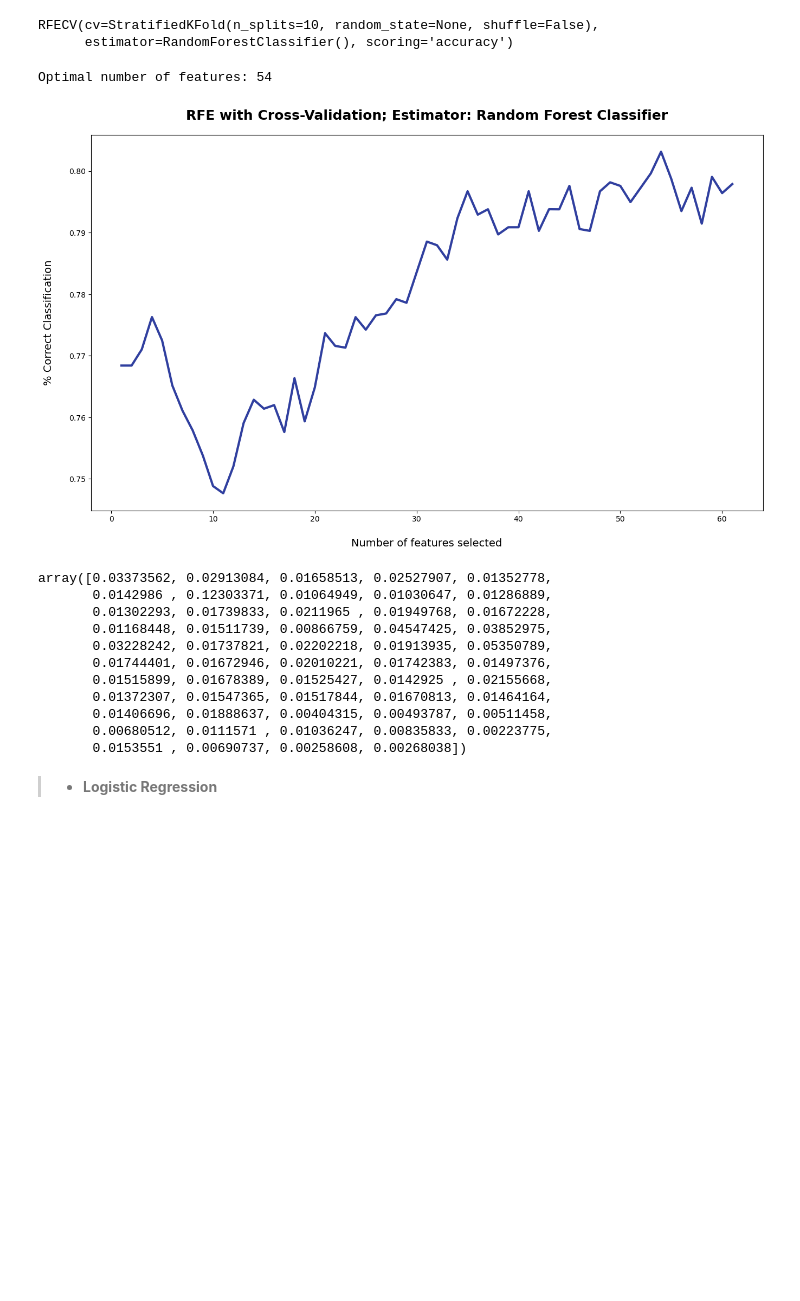
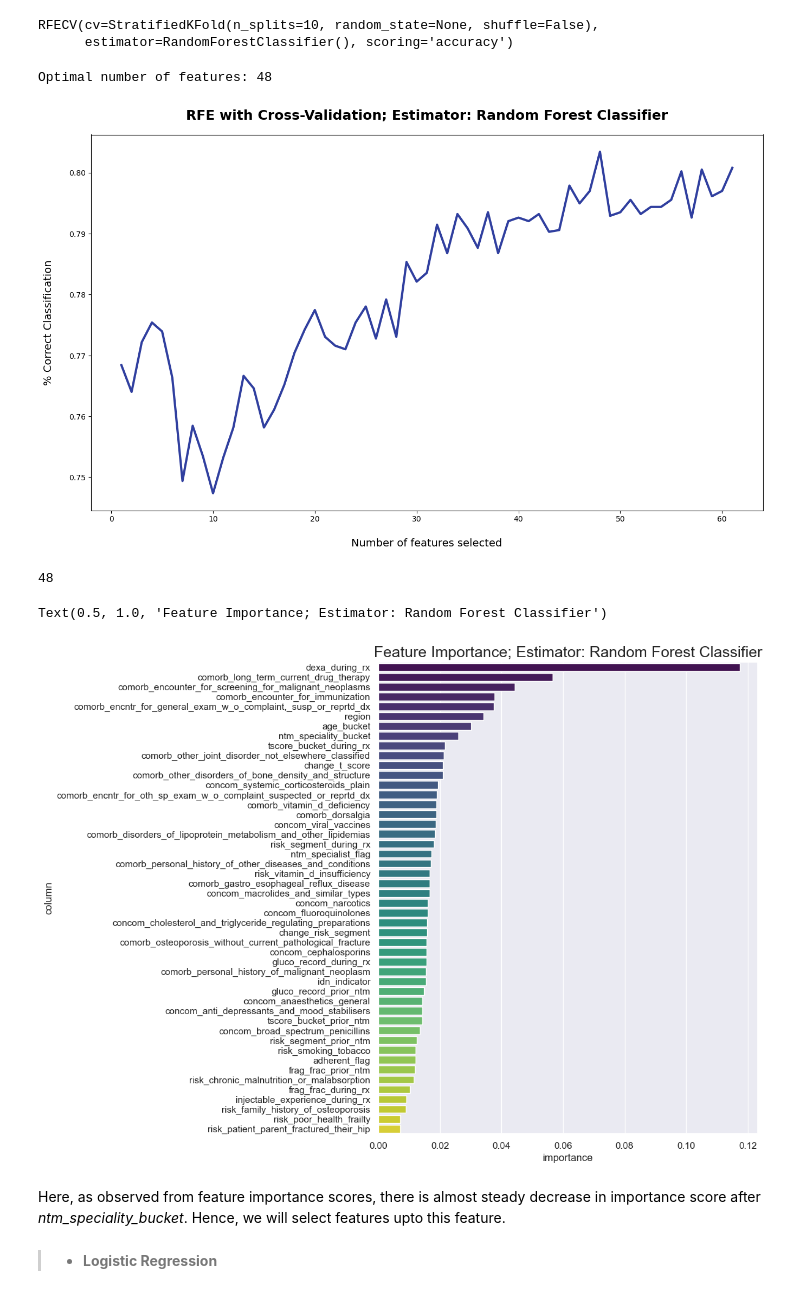
Before and after one commit to shezkh/Healthcare-Project, a Jupyter notebook: src/Model_Building_Ashish.ipynb, the cells around one changed output. Saved outputs shown, nothing was run; the diff lists cells and outputs as text; code cells hidden in the pictures; blank space fills up the shorter version.

Commit message:
Implemented RFECV

```diff
--- a/src/Model_Building_Ashish.ipynb
+++ b/src/Model_Building_Ashish.ipynb
@@ -145,7 +126,7 @@ array([1, 0, 0, ..., 1, 0, 0], dtype=int64)
 # %%
-X.drop(['ntm_specialist_flag', 'frag_frac_prior_ntm', 'frag_frac_during_rx', 'risk_segment_prior_ntm',
-        'tscore_bucket_prior_ntm', 'risk_segment_during_rx', 'tscore_bucket_during_rx', 'change_t_score', 'change_risk_segment',
-        'adherent_flag', 'idn_indicator', 'injectable_experience_during_rx'], axis=1, inplace=True)
+# X.drop(['ntm_specialist_flag', 'frag_frac_prior_ntm', 'frag_frac_during_rx', 'risk_segment_prior_ntm',
+#         'tscore_bucket_prior_ntm', 'risk_segment_during_rx', 'tscore_bucket_during_rx', 'change_t_score', 'change_risk_segment',
+#         'adherent_flag', 'idn_indicator', 'injectable_experience_during_rx'], axis=1, inplace=True)
 # %% [markdown]
 ## RFECV
 # %% [markdown]
@@ -163,7 +144,7 @@ RFECV(cv=StratifiedKFold(n_splits=10, random_state=None, shuffle=False),
 # %%
 print('Optimal number of features: {}'.format(rfecv_rfc.n_features_))
 # %% [output]
-Optimal number of features: 54
+Optimal number of features: 48
 # %%
 plt.figure(figsize=(16, 9))
 plt.title('RFE with Cross-Validation; Estimator: Random Forest Classifier',
@@ -183,20 +164,34 @@ plt.plot(range(1, len(rfecv_rfc.cv_results_['mean_test_score']) + 1),
 
 plt.show()
 # %% [output]
-[figure, old version]
+[figure, new version]
-# %%
-rfecv_rfc.estimator_.feature_importances_
-# %% [output]
-array([0.03373562, 0.02913084, 0.01658513, 0.02527907, 0.01352778,
-       0.0142986 , 0.12303371, 0.01064949, 0.01030647, 0.01286889,
-       0.01302293, 0.01739833, 0.0211965 , 0.01949768, 0.01672228,
-       0.01168448, 0.01511739, 0.00866759, 0.04547425, 0.03852975,
-       0.03228242, 0.01737821, 0.02202218, 0.01913935, 0.05350789,
-       0.01744401, 0.01672946, 0.02010221, 0.01742383, 0.01497376,
-       0.01515899, 0.01678389, 0.01525427, 0.0142925 , 0.02155668,
-       0.01372307, 0.01547365, 0.01517844, 0.01670813, 0.01464164,
-       0.01406696, 0.01888637, 0.00404315, 0.00493787, 0.00511458,
-       0.00680512, 0.0111571 , 0.01036247, 0.00835833, 0.00223775,
-       0.0153551 , 0.00690737, 0.00258608, 0.00268038])
+# %%
+len(np.where(rfecv_rfc.support_ == True)[0])
+# %% [output]
+48
+# %%
+X_rfc = X.drop(X.columns[np.where(rfecv_rfc.support_ == False)[0]], axis=1)
 # %%
 rfc_est_df = pd.DataFrame()
+
+rfc_est_df['column'] = X_rfc.columns
+rfc_est_df['importance'] = rfecv_rfc.estimator_.feature_importances_
+
+rfc_est_df.sort_values(by='importance',
+                       ascending=False,
+                       inplace=True,
+                       ignore_index=True)
+
+sns.set(rc = {'figure.figsize':(8,10)})
+ax = sns.barplot(y='column',
+                 x='importance',
+                 data=rfc_est_df,
+                 palette='viridis')
+
+ax.set_title('Feature Importance; Estimator: Random Forest Classifier',
+             fontsize=18)
+# %% [output]
+Text(0.5, 1.0, 'Feature Importance; Estimator: Random Forest Classifier')
+[figure, added]
+# %% [markdown]
+Here, as observed from feature importance scores, there is almost steady decrease in importance score after *ntm_speciality_bucket*. Hence, we will select features upto this feature.
```
Also changed, not shown: parts of 14 cells of this notebook.
